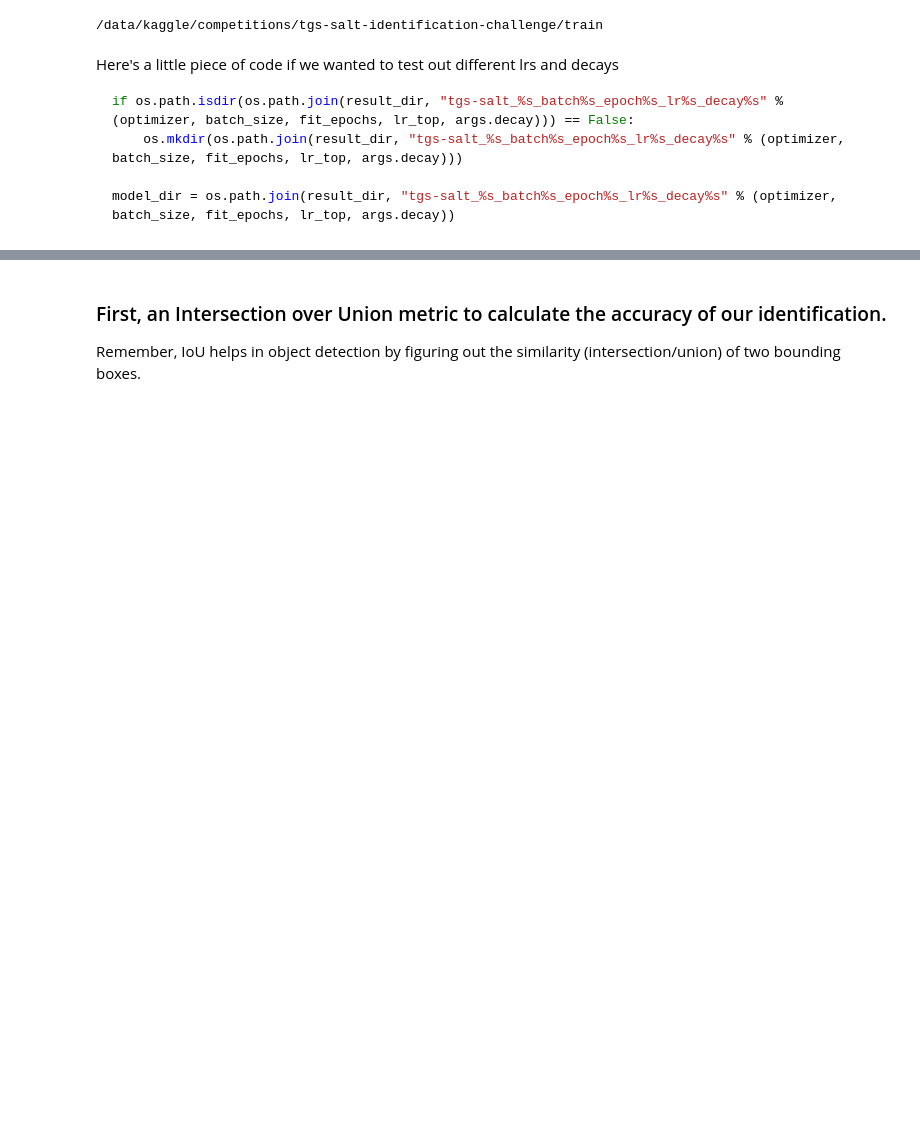
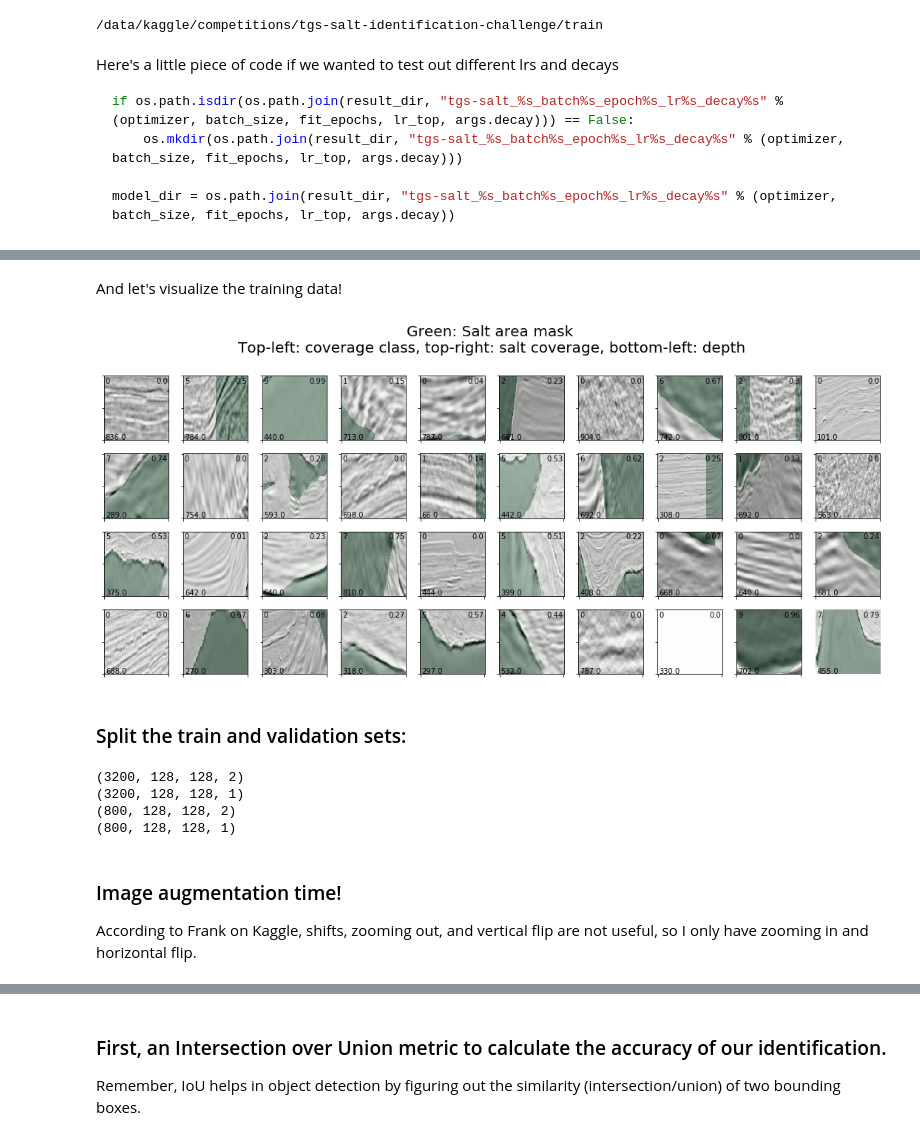
Before and after one commit to CutieOwl/kaggle-practice, a Jupyter notebook: tgs_salt_identification/salt_identification.ipynb, the cells around one changed output, grey strips where cells are left out. Drawn from its saved outputs; the diff is of its cells as text; code cells hidden in the pictures; blank space fills up the shorter version.

```diff
--- a/tgs_salt_identification/salt_identification.ipynb
+++ b/tgs_salt_identification/salt_identification.ipynb
@@ -353,0 +244,43 @@ For now, I'm basing my model off of Jesper's U-Net model, which is in turn based
+# %% [markdown]
+And let's visualize the training data!
+# %%
+def plot_imgs_masks(imgs, masks, preds_valid=None, thres=None, grid_width=10, zoom=1.5):
+    """Visualize seismic images with their salt area mask(green) and optionally salt area prediction(pink).
+    The prediction mask can be either in probability-mask or binary-mask form(based on threshold)
+    """
+    grid_height = 1 + (len(imgs)-1) // grid_width
+    fig, axs = plt.subplots(grid_height, grid_width, figsize=(grid_width*zoom, grid_height*zoom))
+    axes = axs.ravel()
+
+    for i, img in enumerate(imgs):
+        mask = masks[i]
+        depth = img[0, 0, 1]
+
+
+        ax = axes[i] #//grid_width, i%grid_width]
+        _ = ax.imshow(img[..., 0], cmap="Greys")
+        _ = ax.imshow(mask, alpha=0.3, cmap="Greens")
+
+        if preds_valid is not None:
+            if thres is not None:
+                pred = np.array(np.round(preds_valid[i] > thres), dtype=np.float32)
+            else:
+                pred = preds_valid[i]
+            _ = ax.imshow(pred, alpha=0.3, cmap="OrRd")
+
+        _ = ax.text(2, img.shape[0]-2, depth * MAX_DEPTH//1, color="k")
+        _ = ax.text(img.shape[0]-2, 2, round(coverage(mask), 2), color="k", ha="right", va="top")
+        _ = ax.text(2, 2, coverage_class(mask), color="k", ha="left", va="top")
+
+        _ = ax.set_yticklabels([])
+        _ = ax.set_xticklabels([])
+        _ = plt.axis('off')
+    plt.suptitle("Green: Salt area mask \nTop-left: coverage class, top-right: salt coverage, bottom-left: depth", y=1+.5/grid_height, fontsize=20)
+    plt.tight_layout();
+
+# show 40 images with their masks overlaid in green
+plot_imgs_masks(train_df.iloc[:40].images_d, train_df.iloc[:40].masks)
+# %% [output]
+[figure, added]
+# %% [markdown]
+### Split the train and validation sets:
@@ -353,0 +301,22 @@ For now, I'm basing my model off of Jesper's U-Net model, which is in turn based
+# %%
+ids_train, ids_valid, x_train, x_valid, y_train, y_valid, depth_train, depth_valid = train_test_split(
+    train_df.index.values,
+    np.array(train_df.images_d.map(upsample).tolist()).reshape(-1, IMAGE_SIZE, IMAGE_SIZE, 2),
+    np.array(train_df.masks.map(upsample).tolist()).reshape(-1, IMAGE_SIZE, IMAGE_SIZE, 1),
+    train_df.z.values,
+    test_size=0.2,
+    stratify=train_df.masks.map(coverage_class),
+    random_state=1)
+
+print(x_train.shape)
+print(y_train.shape)
+print(x_valid.shape)
+print(y_valid.shape)
+# %% [output]
+(3200, 128, 128, 2)
+(3200, 128, 128, 1)
+(800, 128, 128, 2)
+(800, 128, 128, 1)
+# %% [markdown]
+### Image augmentation time!
+According to Frank on Kaggle, shifts, zooming out, and vertical flip are not useful, so I only have zooming in and horizontal flip.
```
Also changed, not shown: parts of 63 cells of this notebook, 9 other files.
